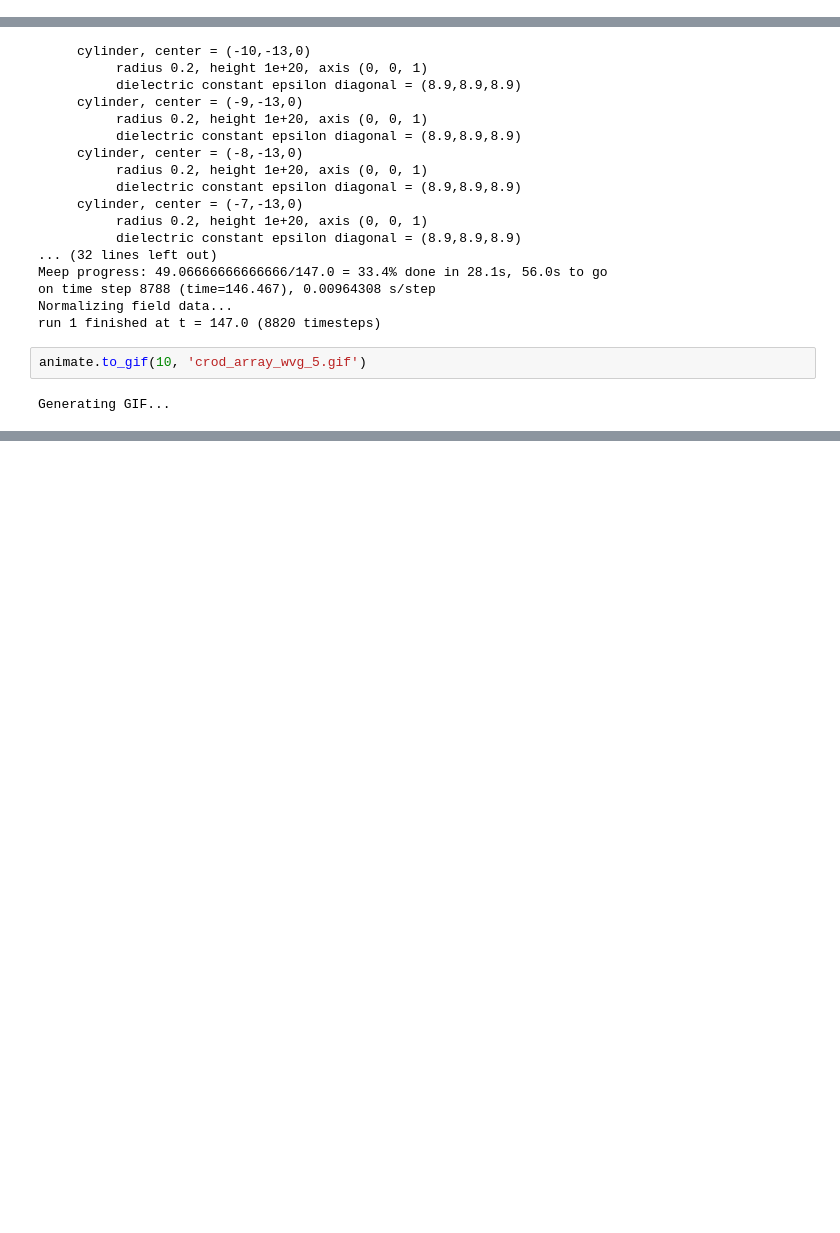
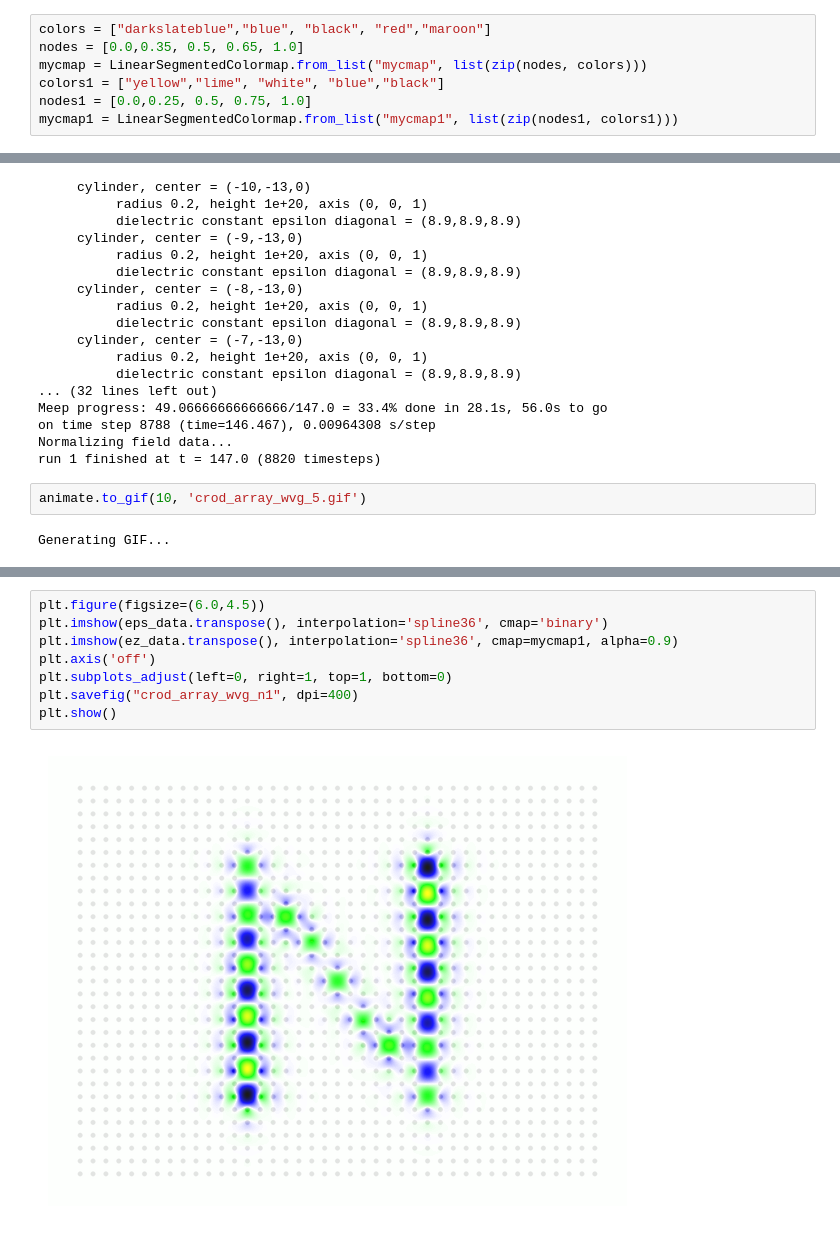
Before and after one commit to chihweiw/Photonic_Crystal, a Jupyter notebook: wvg_d_art.ipynb, the cells around one changed output, grey strips where cells are left out. Drawn from its saved outputs; the diff is of its cells as text; blank space fills up the shorter version.

```diff
--- a/wvg_d_art.ipynb
+++ b/wvg_d_art.ipynb
@@ -10,3 +10,10 @@ In the following, we can input the parameters as the tutorial.
+# %%
+colors = ["darkslateblue","blue", "black", "red","maroon"]
+nodes = [0.0,0.35, 0.5, 0.65, 1.0]
+mycmap = LinearSegmentedColormap.from_list("mycmap", list(zip(nodes, colors)))
+colors1 = ["yellow","lime", "white", "blue","black"]
+nodes1 = [0.0,0.25, 0.5, 0.75, 1.0]
+mycmap1 = LinearSegmentedColormap.from_list("mycmap1", list(zip(nodes1, colors1)))
 # %%
 resolution = 30   # pixels/um
 r = 0.2
@@ -135,0 +234,10 @@ Generating GIF...
+# %%
+plt.figure(figsize=(6.0,4.5))
+plt.imshow(eps_data.transpose(), interpolation='spline36', cmap='binary')
+plt.imshow(ez_data.transpose(), interpolation='spline36', cmap=mycmap1, alpha=0.9)
+plt.axis('off')
+plt.subplots_adjust(left=0, right=1, top=1, bottom=0)
+plt.savefig("crod_array_wvg_n1", dpi=400)
+plt.show()
+# %% [output]
+[figure, added]
```
Also changed, not shown: parts of 9 cells of this notebook.
